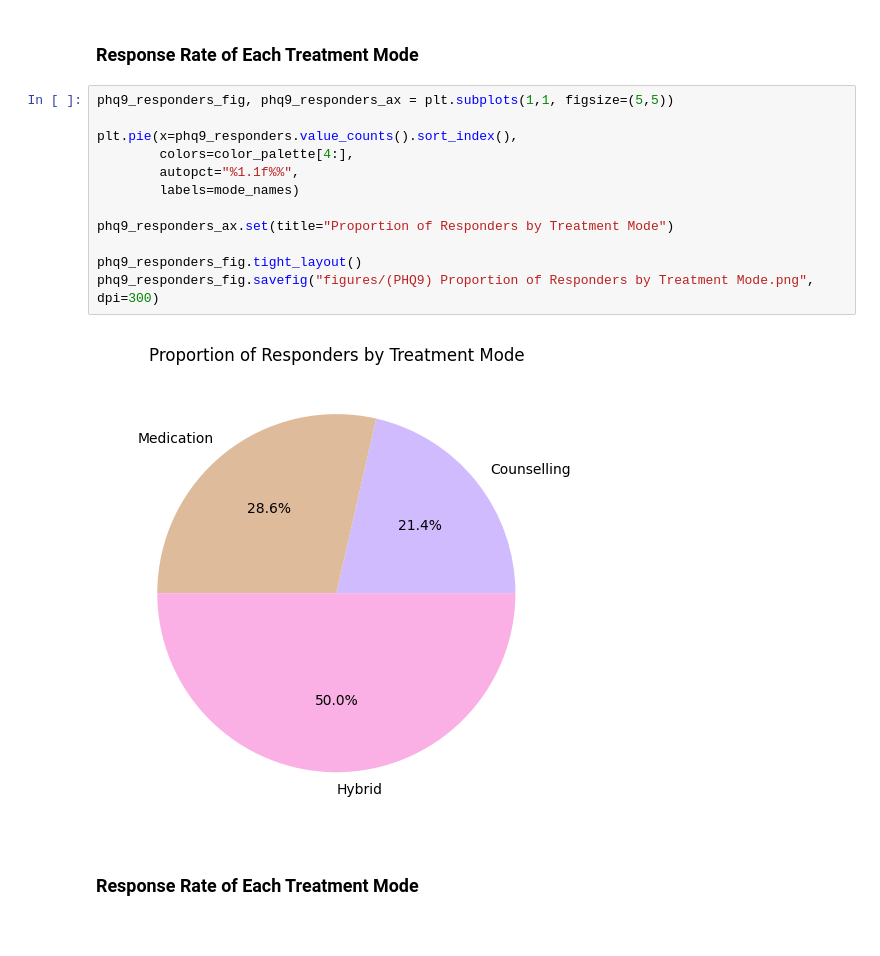
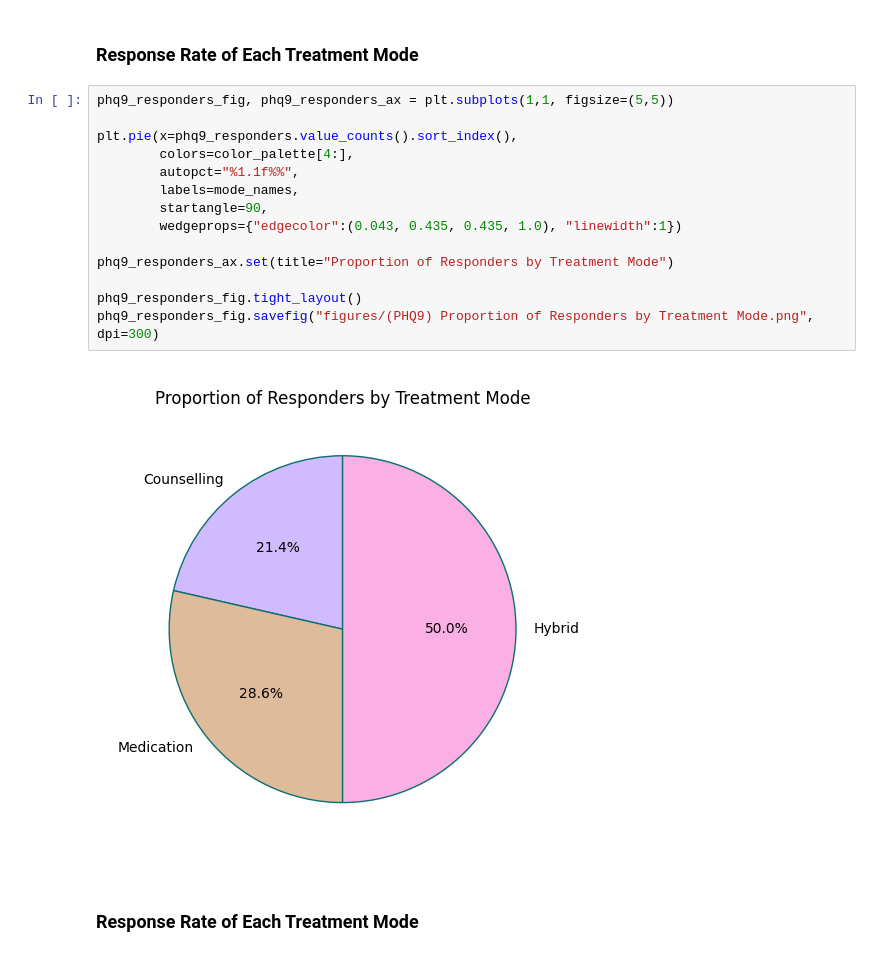
Before and after one commit to akaeii/telomere-mental-health, a Jupyter notebook: exploratory_data_analysis.ipynb, the cells around one changed output. Drawn from its saved outputs; the diff is of its cells as text.

Commit message:
Pie charts formatting: Added line border. Adjusted start angle to 90°. Moved legend to lower center. Lowered figures' suptitles.

```diff
--- a/exploratory_data_analysis.ipynb
+++ b/exploratory_data_analysis.ipynb
@@ -336,17 +337,19 @@ Responders vs. Non-Responders: Mann-Whitney-Wilcoxon test two-sided, P_val:2.733
 # %%
 phq9_responders_fig, phq9_responders_ax = plt.subplots(1,1, figsize=(5,5))
 
 plt.pie(x=phq9_responders.value_counts().sort_index(),
         colors=color_palette[4:],
         autopct="%1.1f%%",
-        labels=mode_names)
+        labels=mode_names,
+        startangle=90,
+        wedgeprops={"edgecolor":(0.043, 0.435, 0.435, 1.0), "linewidth":1})
 
 phq9_responders_ax.set(title="Proportion of Responders by Treatment Mode")
 
 phq9_responders_fig.tight_layout()
 phq9_responders_fig.savefig("figures/(PHQ9) Proportion of Responders by Treatment Mode.png", dpi=300)
 # %% [output]
-[figure, old version]
+[figure, new version]
 # %% [markdown]
 <h3>Response Rate of Each Treatment Mode</h3>
 # %%
```
Also changed, not shown: parts of 4 cells of this notebook, 4 other files.
